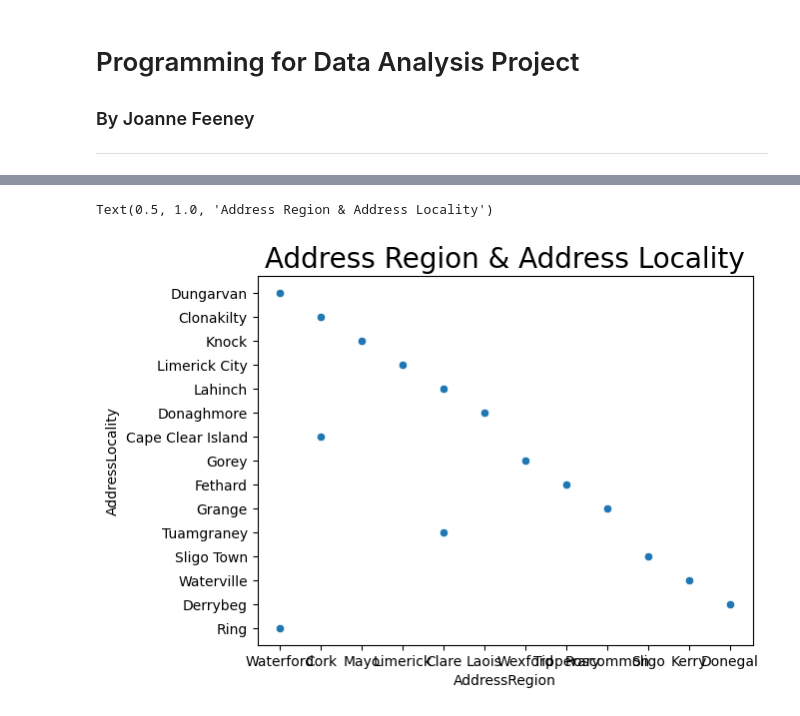
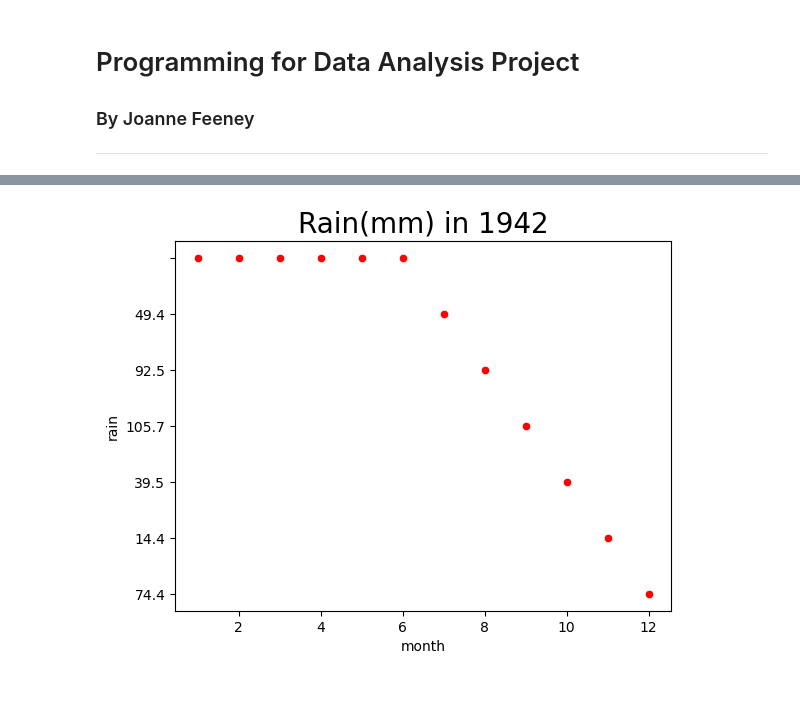
Before and after one commit to joannefeeney/programming-data-project, a Jupyter notebook: project.ipynb, the cells around one changed output, grey strips where cells are left out. Drawn from its saved outputs; the diff is of its cells as text; code cells hidden in the pictures.

```diff
--- a/project.ipynb
+++ b/project.ipynb
@@ -39,0 +35,9 @@ df.columns =['Name','Url', 'Telephone', 'Longitude', 'Latitude', 'AddressRegion'
+# %%
+# https://copyprogramming.com/howto/how-to-convert-a-month-number-into-a-month-name-in-python
+'''from datetime import datetime
+
+df = pd.DataFrame(range(1, 13), columns=['month'])
+df['month'] = df.apply(
+    lambda row: '{:%b}'.format(datetime.strptime(str(row['month']), '%m')),
+    axis=1
+)'''
@@ -42,3 +60,0 @@ df.describe(include='all')
-# %%
-# Drop any incomplete data
-df = df.dropna()
@@ -55,10 +67,8 @@ Species.plot(kind='pie',autopct="%.2f%%");
+# %%
+df_1942 = df[0:12]
 # %%
-# Sample 15 random lines
-df_sample=df.sample(15)
-
-# Scatterplot of regions
-sns.scatterplot(df_sample, x="AddressRegion", y="AddressLocality")
-plt.title("Address Region & Address Locality", size=20, color="black")
+# Scatterplot of rain in 1942
+sns.scatterplot(df_1942, x="month", y="rain", color="red")
+plt.title("Rain(mm) in 1942", size=20, color="black");
 # %% [output]
-Text(0.5, 1.0, 'Address Region & Address Locality')
-[figure, old version]
+[figure, new version]
```
Also changed, not shown: parts of 13 cells of this notebook, 2 other files.
